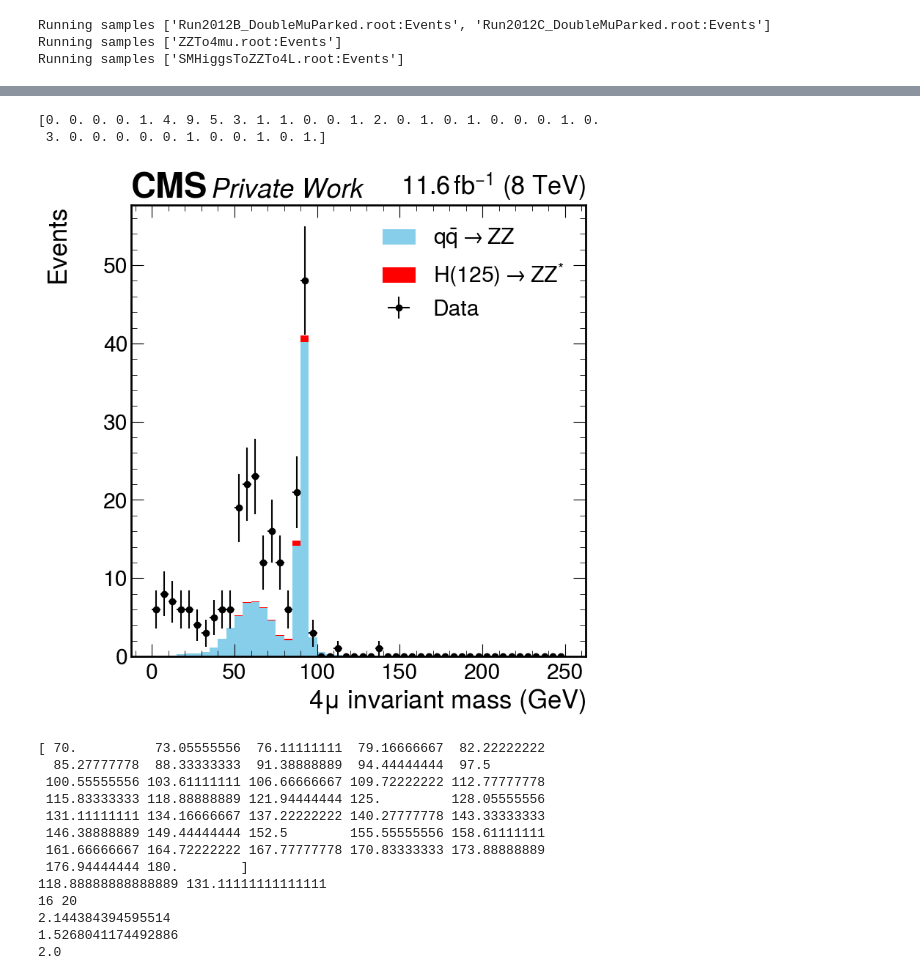
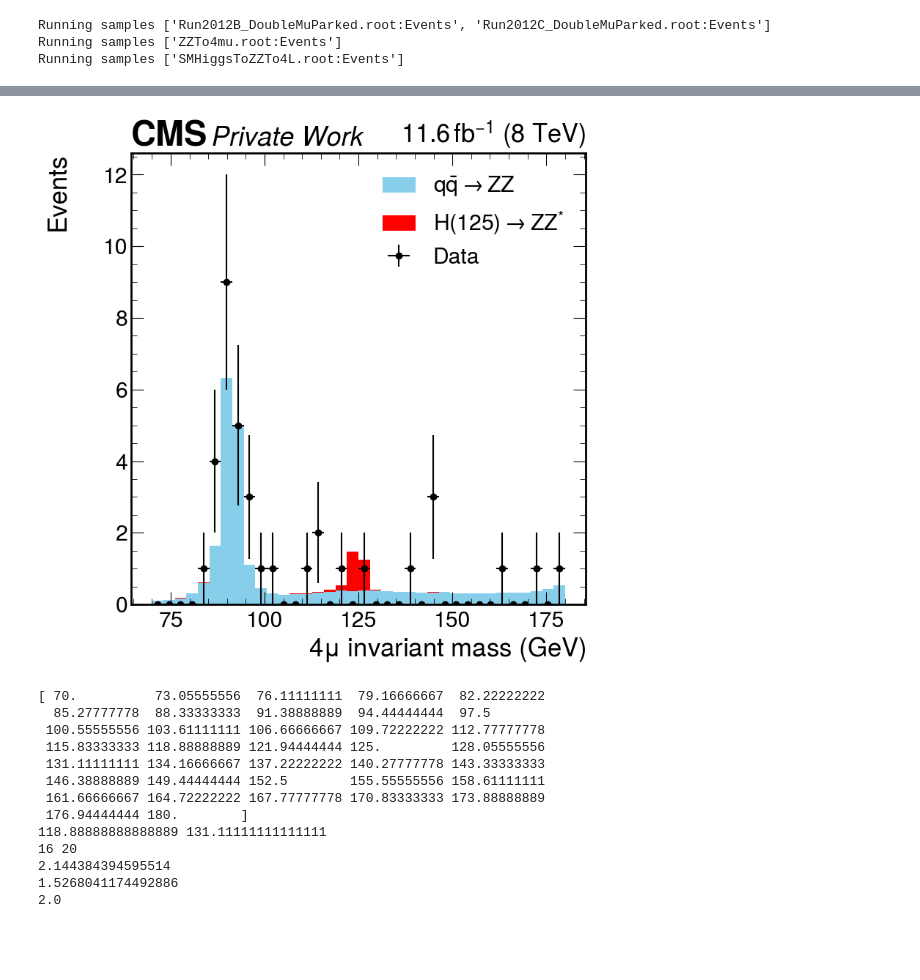
Before and after one commit to Emilis-Strazdas/PHY307-HandsOn-Answers, a Jupyter notebook: Test.ipynb, the cells around one changed output, grey strips where cells are left out. Cells and saved outputs as stored; diff of their text form; code cells hidden in the pictures; blank space fills up the shorter version.

```diff
--- a/Test.ipynb
+++ b/Test.ipynb
@@ -7,3 +44,5 @@ import boost_histogram as bh # for filling hisograms
 import matplotlib.pyplot as plt  # for visualising histograms and other plots
 import numpy as np
 import numba # "just-in-time" compiling of complex functions
+import mplhep as hep
+plt.rcParams['figure.dpi'] = 150
@@ -31,0 +49,8 @@ MET_phi              | float                    | AsDtype('>f4')
+# %%
+# We load a data structure called a "Tree" into memory. We can think of this as set of labelled 2D arrays.
+# The rows correspond to separate proton-proton collision events, and the columns contain information about different objects in
+# each event, e.g. the properties of the reconstructed muons. Because there can be a variable number of objects per event,
+# many of the arrays are special "jagged" arrays.
+events = uproot.open("SMHiggsToZZTo4L.root:Events")
+# First let's see a summary data stored in the tree
+events.show()
@@ -31,0 +75,6 @@ MET_phi              | float                    | AsDtype('>f4')
+# %%
+# Now let's read the data from the file
+branches = events.arrays()
+
+# We can look at the data for a single branch, the number of reconstructed muons in each event
+print(branches["nMuon"])
@@ -173,8 +469,7 @@ Running samples ['SMHiggsToZZTo4L.root:Events']
 import mplhep as hep
 hep.style.use("CMS")
 fig, ax = plt.subplots(figsize=(8,8))
-print(h_data["h_m4l"].values())
-draw="h_mz1_before"
+draw="h_m4l"
 hep.histplot(
    [h_bkg[draw], h_sig[draw]],
    stack=True,
@@ -187,36 +482,34 @@ hep.histplot(
        r"$q\bar{q}\rightarrow ZZ$",
        r"H(125)$ \rightarrow ZZ^{*}$",
    ],
    ax=ax,
    flow="none",
    linestyle="solid"
 )
 
 ax.errorbar(
    h_data[draw].axes[0].centers,
    h_data[draw].values(),
    xerr=h_data[draw].axes[0].widths / 2.,
    yerr=np.sqrt(h_data[draw].values()),
    linestyle="None",
    color="black",
    marker="o",
    label="Data"
 )
 # hep.cms.label(rlabel=r"$11.6\,fb^{-1}$ (8 TeV)")
 hep.cms.text("Private Work")
 hep.cms.lumitext(r"$11.6\,fb^{-1}$ (8 TeV)")
 ax.legend()
 rmin = 70
 rmax = 181
 ax.set_xlabel(r"4$\mu$ invariant mass (GeV)", fontsize=25)
 ax.set_ylabel("Events\n", fontsize=25)
 # ax.set_xlim(70, 180)
 # plt.yscale('log')
 fig.show()
 # %% [output]
-[0. 0. 0. 0. 1. 4. 9. 5. 3. 1. 1. 0. 0. 1. 2. 0. 1. 0. 1. 0. 0. 0. 1. 0.
- 3. 0. 0. 0. 0. 0. 1. 0. 0. 1. 0. 1.]
-[figure, old version]
+[figure, new version]
 # %%
 edges = list(h_sig["h_m4l"].axes[0].edges)
 # print(edges.find(120))
```
Also changed, not shown: parts of 29 cells of this notebook, 9 other files.
